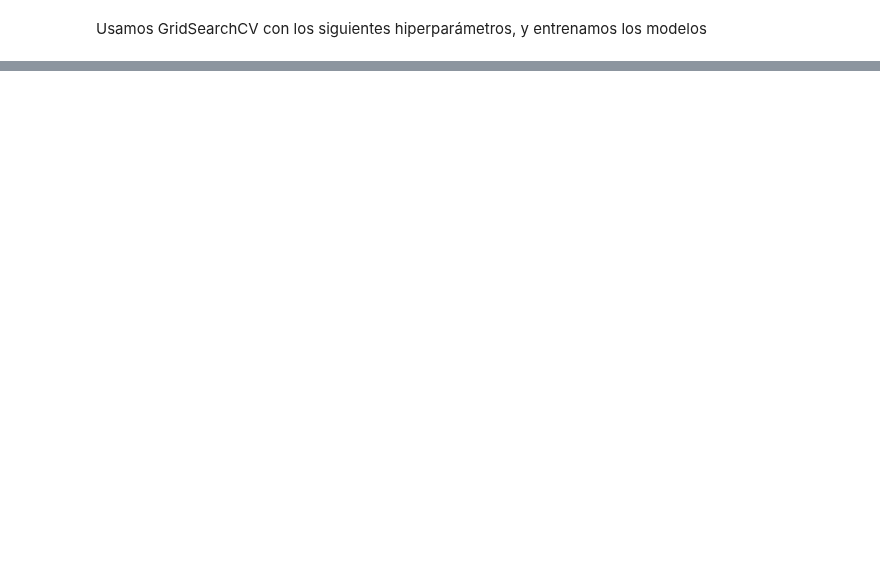
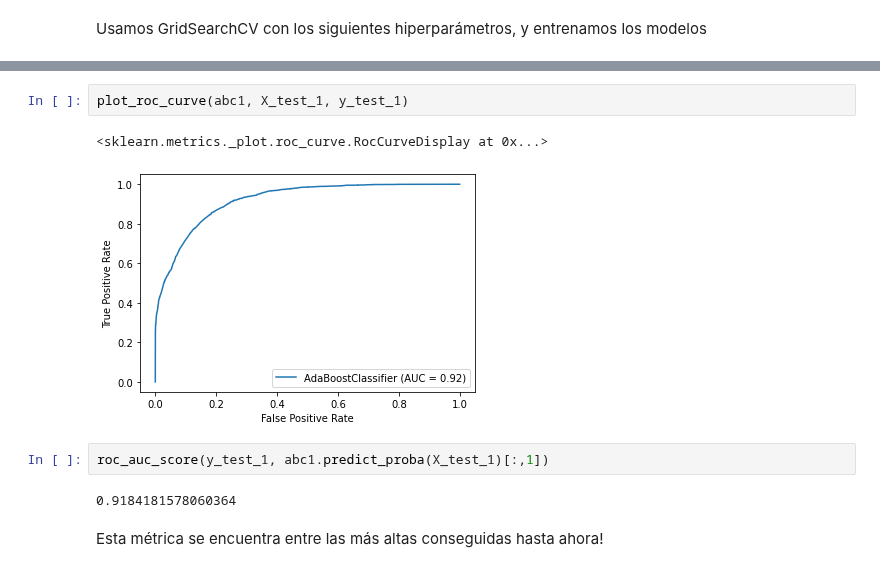
Before and after one commit to ncontinanza/tp-datos-1c2021-de-angelis-riva-continanza, a Jupyter notebook: Parte2/AdaBoost.ipynb, the cells around one changed output, grey strips where cells are left out. Cells and saved outputs as stored; diff of their text form; blank space fills up the shorter version.

```diff
--- a/Parte2/AdaBoost.ipynb
+++ b/Parte2/AdaBoost.ipynb
@@ -256,0 +150,11 @@ Si bien es mejor que la mayoría de las clasificaciones obtenidas usando otros m
+# %%
+plot_roc_curve(abc1, X_test_1, y_test_1)
+# %% [output]
+<sklearn.metrics._plot.roc_curve.RocCurveDisplay at 0x...>
+[figure, added]
+# %%
+roc_auc_score(y_test_1, abc1.predict_proba(X_test_1)[:,1])
+# %% [output]
+0.9184181578060364
+# %% [markdown]
+Esta métrica se encuentra entre las más altas conseguidas hasta ahora!
```
Also changed, not shown: parts of 108 cells of this notebook, 1 other file.
